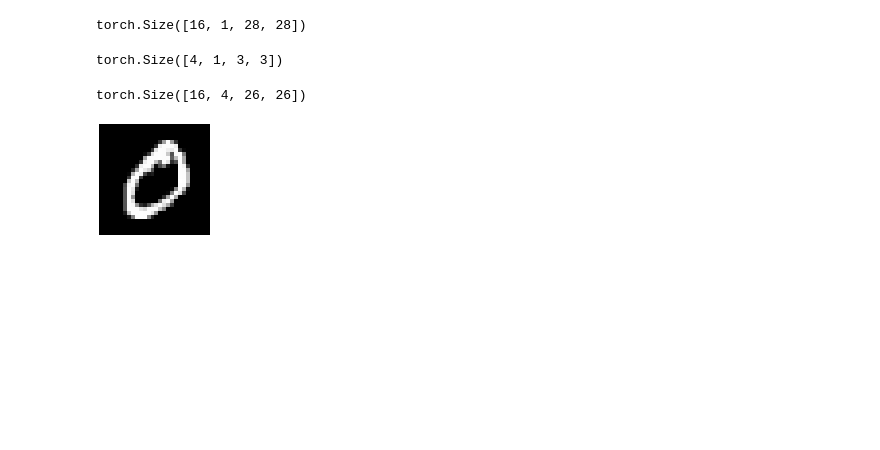
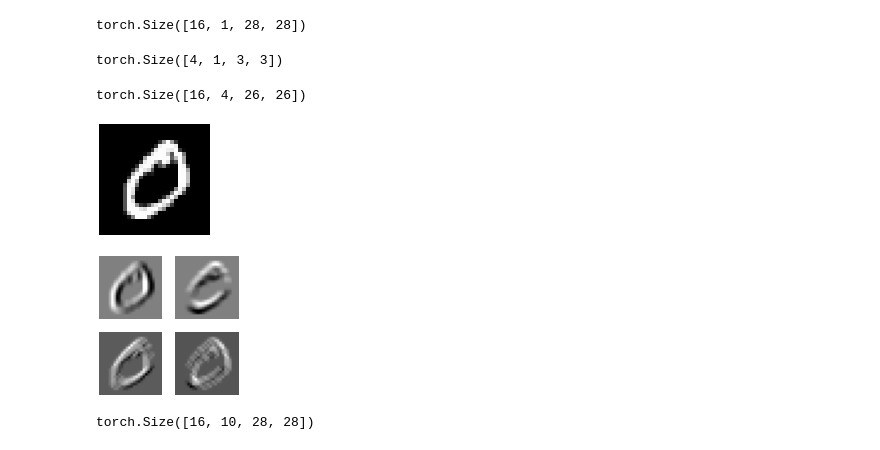
Before and after one commit to satani99/fastai_22_2, a Jupyter notebook: Convolutions.ipynb, the cells around one changed output. Drawn from its saved outputs; the diff is of its cells as text; code cells hidden in the pictures; blank space fills up the shorter version.

```diff
--- a/Convolutions.ipynb
+++ b/Convolutions.ipynb
@@ -216,3 +216,7 @@ img0 = xb[1, 0]
 show_image(img0);
 # %% [output]
 [figure]
+# %%
+show_images([batch_features[1,i] for i in range(4)])
+# %% [output]
+[figure, added]
@@ -218,0 +233,4 @@ show_image(img0);
+# %%
+broken_cnn(xb).shape
+# %% [output]
+torch.Size([16, 10, 28, 28])
```
Also changed, not shown: parts of 16 cells of this notebook.
